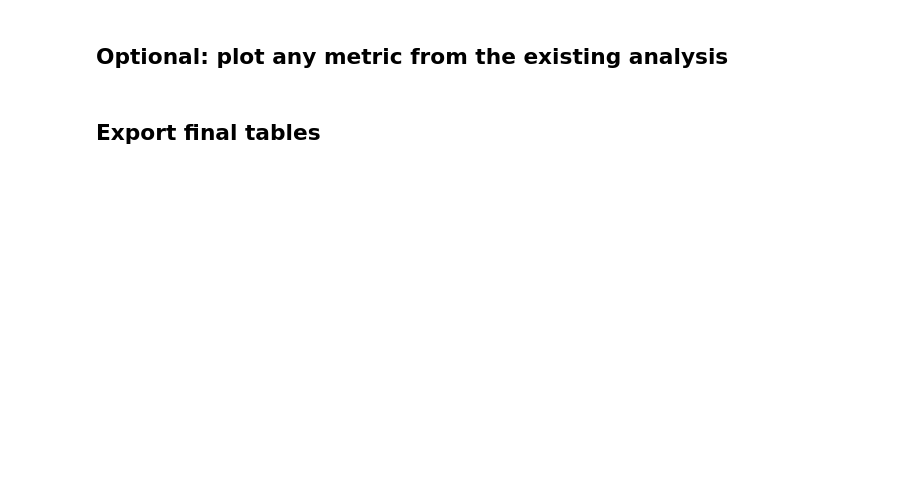
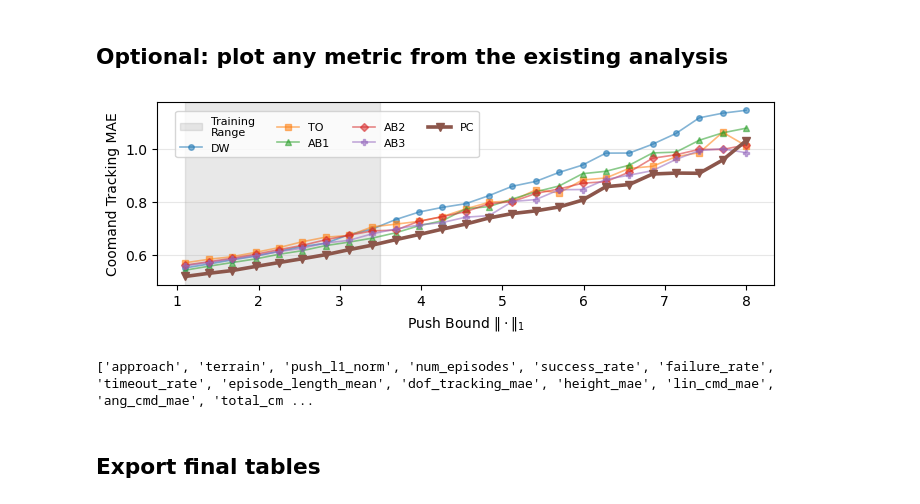
Before and after one commit to oscar-youngquist/HCR_Genesis_PACT_Development, a Jupyter notebook: legged_gym/scripts/push_wrench_episode_eval_analysis.ipynb, the cells around one changed output. Drawn from its saved outputs; the diff is of its cells as text; code cells hidden in the pictures; blank space fills up the shorter version.

```diff
--- a/legged_gym/scripts/push_wrench_episode_eval_analysis.ipynb
+++ b/legged_gym/scripts/push_wrench_episode_eval_analysis.ipynb
@@ -25,14 +25,14 @@ except ImportError:
 # %% [markdown]
 ## Configuration
 # %%
-EXP_FOLDER = Path("exp_data_corl_08/wrench_max")
+EXP_FOLDER = Path("exp_data_corl_10/wrench_max")
 RESULTS_DIR = EXP_FOLDER / "push_wrench_analysis_results"
 RESULTS_DIR.mkdir(parents=True, exist_ok=True)
 
 # Update these to match your filename prefixes.
 # APPROACHES = ["go1_pact", "go1_pos"]
-# APPROACHES = ["go1_pact", "go1_pos", "go1_tau", "go1_abl1", "go1_abl2", "go1_abl3"]
-APPROACHES = ["go1_tau"]
+APPROACHES = ["go1_pact", "go1_pos", "go1_tau", "go1_abl1", "go1_abl2", "go1_abl3"]
+# APPROACHES = ["go1_tau"]
 TERRAINS = ["plane", "rough", "slope", "stairs", "discrete", "wave"]
 TERRAIN_FILTER = ["plane"]          # e.g., ["plane"] or None
 DISTURBANCE_PREFIX = "push"
@@ -41,8 +41,8 @@ SUCCESS_THRESHOLD = 0.80
 HIGHLIGHT_APPROACH = "PC"
 RECOMPUTE_METRICS = False
 
-# APPROACH_ORDER = ['DW', 'TO', 'AB1', 'AB2', 'AB3', 'PC']
-APPROACH_ORDER = ['TO']
+APPROACH_ORDER = ['DW', 'TO', 'AB1', 'AB2', 'AB3', 'PC']
+# APPROACH_ORDER = ['TO']
 
 BASE_HEIGHT_TARGET = 0.30
 EPS = 1e-8
@@ -64,7 +64,7 @@ def _display_approach_name(approach):
     mapping = {"go1_pact": "PC", "go1_tau": "TO", "go1_pos": "DW", "go1_abl1": "AB1", "go1_abl2": "AB2", "go1_abl3": "AB3", "go1_rl2ac":"RA"}
     return mapping.get(approach, approach)
 
-FIGURE_SIZE = (8.0, 3.6)
+FIGURE_SIZE = (8.0, 2.6)
 SAVE_AS_PDF = True
 # %% [markdown]
 ## Loading and filename parsing
@@ -613,7 +638,7 @@ def summarize_push_results(per_episode_results, per_file_metrics):
         "projected_gravity_rp_norm_mean", "z_vel_mae", "ang_vel_rp_norm_mean",
         "joint_power_norm_mean", "grf_norm_mean", "ff_tau_norm_mean", "pd_tau_norm_mean",
         "ff_tau_ratio_mean", "pd_to_ff_power_ratio", "power_alignment_mean",
-        "fraction_antagonistic_energy", "internal_power_cancellation",
+        "fraction_antagonistic_energy", "internal_power_cancellation", "total_unwanted_vel_norm_mean"
     ]
     metric_cols = [c for c in metric_cols if c in per_file_metrics.columns]
     if metric_cols:
@@ -655,7 +762,7 @@ def push_curve_dict(summary, value_col, terrain=None):
         curves[approach] = np.asarray([s.get(p, np.nan) for p in push_l1_values], dtype=float)
     return push_l1_values, curves
 
-def save_paper_fig(fig, path, pad_inches=0.01):
+def save_paper_fig(fig, path, pad_inches=0.00):
     fig.savefig(
         path,
         bbox_inches="tight",
@@ -666,10 +773,10 @@ def save_paper_fig(fig, path, pad_inches=0.01):
 def compactify_plot(
     fig,
     ax=None,
-    pad=0.02,
-    tick_pad=1,
-    label_pad=1,
-    title_pad=2,
+    pad=0.00,
+    tick_pad=0,
+    label_pad=0,
+    title_pad=0,
 ):
     """
     Reduce whitespace around a matplotlib figure for paper-ready plots.
@@ -711,11 +818,15 @@ def plot_push_success_curves(push_l1_values, success_rates, approach_order=None,
         ax.plot(push_l1_values, 100.0*y, marker=markers[i % len(markers)], linewidth=2.6 if is_highlight else 1.2,
                 markersize=5.5 if is_highlight else 4.0, alpha=1.0 if is_highlight else 0.55,
                 label=approach, zorder=10 if is_highlight else 2)
-    ax.set_xlabel("Push Bound $\\|\\cdot\\|_1$")
-    ax.set_ylabel("Success Rate (%)")
+    ax.set_xlabel("Push Bound $\\|\\cdot\\|_1$", fontsize=16)
+    # ax.set_ylabel("Success Rate (%)")
     ax.set_ylim(-3, 103)
     ax.set_yticks([0, 25, 50, 75, 100])
     ax.grid(True, axis="y", alpha=0.3)
+
+    ax.tick_params(axis="x", labelsize=12)
+    ax.tick_params(axis="y", labelsize=12)
+
     # ax.legend(loc="center left", bbox_to_anchor=(1.02, 0.5), frameon=False, fontsize=8)
     # ax.legend(fontsize=8)
     ax.legend(
@@ -723,7 +834,7 @@ def plot_push_success_curves(push_l1_values, success_rates, approach_order=None,
         bbox_to_anchor=(0.02, 0.02),
         ncol=4,
         frameon=True,
-        fontsize=8,
+        fontsize=12,
     )
     fig.tight_layout()
     return fig, ax
@@ -842,7 +953,7 @@ def plot_push_thresholds(
     if annotate:
         ax.bar_label(
             bars,
-            labels=[f"{v:.1f}" if np.isfinite(v) else "" for v in values],
+            labels=[f"{v:.2f}" if np.isfinite(v) else "" for v in values],
             padding=2,
             fontsize=8,
         )
@@ -988,28 +1107,32 @@ else:
 # %% [markdown]
 ## Optional: plot any metric from the existing analysis
 # %%
-METRIC_TO_PLOT = "total_cmd_mae"
+METRIC_TO_PLOT = "ang_vel_rp_norm_mean"
 if METRIC_TO_PLOT in push_summary.columns:
     fig, ax = plot_metric_vs_push_l1(push_summary, METRIC_TO_PLOT, terrain=PLOT_TERRAIN, ylabel="Coomand Tracking MAE", highlight=HIGHLIGHT_APPROACH, approach_order=approach_order, shade_until=3.5, shade_label="Training\nRange")
 
     ax.legend(
         loc="upper left",
         bbox_to_anchor=(0.02, 0.98),
         ncol=4,  # 7 entries -> 2 rows
         frameon=True,
         fontsize=8,
         )
 
     fig.savefig(RESULTS_DIR / f"push_{METRIC_TO_PLOT}.png", dpi=300, bbox_inches="tight")
     plt.show()
 
     if SAVE_AS_PDF:
         compactify_plot(fig, ax)
         save_paper_fig(fig, RESULTS_DIR / f"push_{METRIC_TO_PLOT}.pdf")
 
 else:
     print(f"{METRIC_TO_PLOT!r} is not available.")
     print(push_summary.columns.tolist())
+print(push_summary.columns.tolist())
+# %% [output]
+[figure, added]
+['approach', 'terrain', 'push_l1_norm', 'num_episodes', 'success_rate', 'failure_rate', 'timeout_rate', 'episode_length_mean', 'dof_tracking_mae', 'height_mae', 'lin_cmd_mae', 'ang_cmd_mae', 'total_cm ...
 # %% [markdown]
 ## Export final tables
 # %%
```
Also changed, not shown: parts of 10 cells of this notebook, 23 other files.
